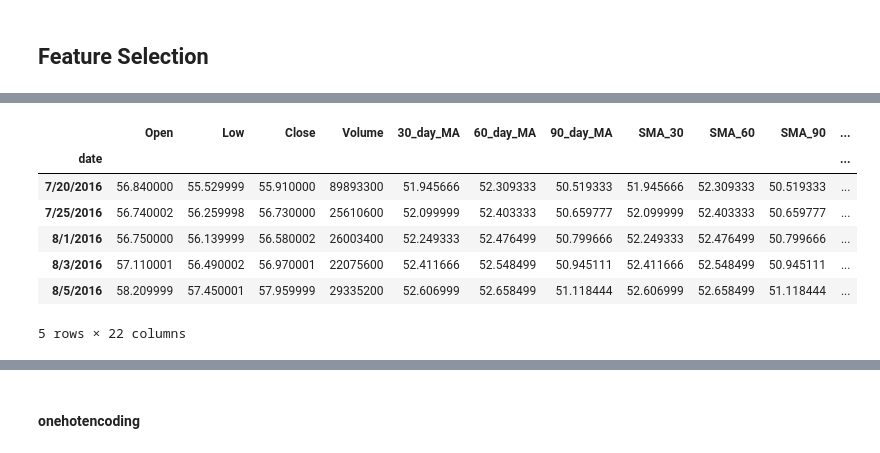
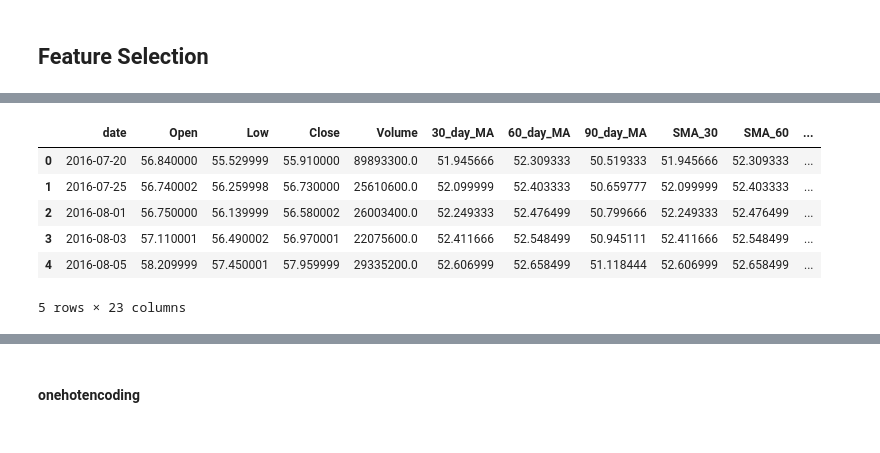
Before and after one commit to EthanFalcao/Sentiment-Analysis-in-Financial-Markets, a Jupyter notebook: 8. Feature Selection(new).ipynb, the cells around one changed output, grey strips where cells are left out. Cells and saved outputs as stored; diff of their text form; code cells hidden in the pictures.

```diff
--- a/8. Feature Selection(new).ipynb
+++ b/8. Feature Selection(new).ipynb
@@ -38,20 +38,19 @@ Index(['Stock', 'Open', 'Low', 'Close', 'Volume', '30_day_MA', '60_day_MA',
       dtype='object')
 # %%
-df = df[['Open', 'Low', 'Close', 'Volume', '30_day_MA',
+df = df[['date', 'Open', 'Low', 'Close', 'Volume', '30_day_MA',
        '60_day_MA', '90_day_MA', 'SMA_30', 'SMA_60', 'SMA_90', 'EMA_30', 'EMA_60', 'EMA_90', 'RSI',
        'EMA_12', 'EMA_26', 'MACD', 'Signal_Line', 'MACD_Histogram',
        'Price_Change_Pct', 'Article Length', 'article_sentiment']]
 
 df.head()
 # %% [output]
-|  | Open | Low | Close | Volume | 30_day_MA | 60_day_MA | 90_day_MA | SMA_30 | SMA_60 | SMA_90 | ... |
-| date |  |  |  |  |  |  |  |  |  |  | ... |
-| 7/20/2016 | 56.840000 | 55.529999 | 55.910000 | 89893300 | 51.945666 | 52.309333 | 50.519333 | 51.945666 | 52.309333 | 50.519333 | ... |
-| 7/25/2016 | 56.740002 | 56.259998 | 56.730000 | 25610600 | 52.099999 | 52.403333 | 50.659777 | 52.099999 | 52.403333 | 50.659777 | ... |
-| 8/1/2016 | 56.750000 | 56.139999 | 56.580002 | 26003400 | 52.249333 | 52.476499 | 50.799666 | 52.249333 | 52.476499 | 50.799666 | ... |
-| 8/3/2016 | 57.110001 | 56.490002 | 56.970001 | 22075600 | 52.411666 | 52.548499 | 50.945111 | 52.411666 | 52.548499 | 50.945111 | ... |
-| 8/5/2016 | 58.209999 | 57.450001 | 57.959999 | 29335200 | 52.606999 | 52.658499 | 51.118444 | 52.606999 | 52.658499 | 51.118444 | ... |
+|  | date | Open | Low | Close | Volume | 30_day_MA | 60_day_MA | 90_day_MA | SMA_30 | SMA_60 | ... |
+| 0 | 2016-07-20 | 56.840000 | 55.529999 | 55.910000 | 89893300.0 | 51.945666 | 52.309333 | 50.519333 | 51.945666 | 52.309333 | ... |
+| 1 | 2016-07-25 | 56.740002 | 56.259998 | 56.730000 | 25610600.0 | 52.099999 | 52.403333 | 50.659777 | 52.099999 | 52.403333 | ... |
+| 2 | 2016-08-01 | 56.750000 | 56.139999 | 56.580002 | 26003400.0 | 52.249333 | 52.476499 | 50.799666 | 52.249333 | 52.476499 | ... |
+| 3 | 2016-08-03 | 57.110001 | 56.490002 | 56.970001 | 22075600.0 | 52.411666 | 52.548499 | 50.945111 | 52.411666 | 52.548499 | ... |
+| 4 | 2016-08-05 | 58.209999 | 57.450001 | 57.959999 | 29335200.0 | 52.606999 | 52.658499 | 51.118444 | 52.606999 | 52.658499 | ... |
-5 rows × 22 columns
+5 rows × 23 columns
 # %%
 df.describe()
 # %% [output]
```
Also changed, not shown: parts of 21 cells of this notebook.
